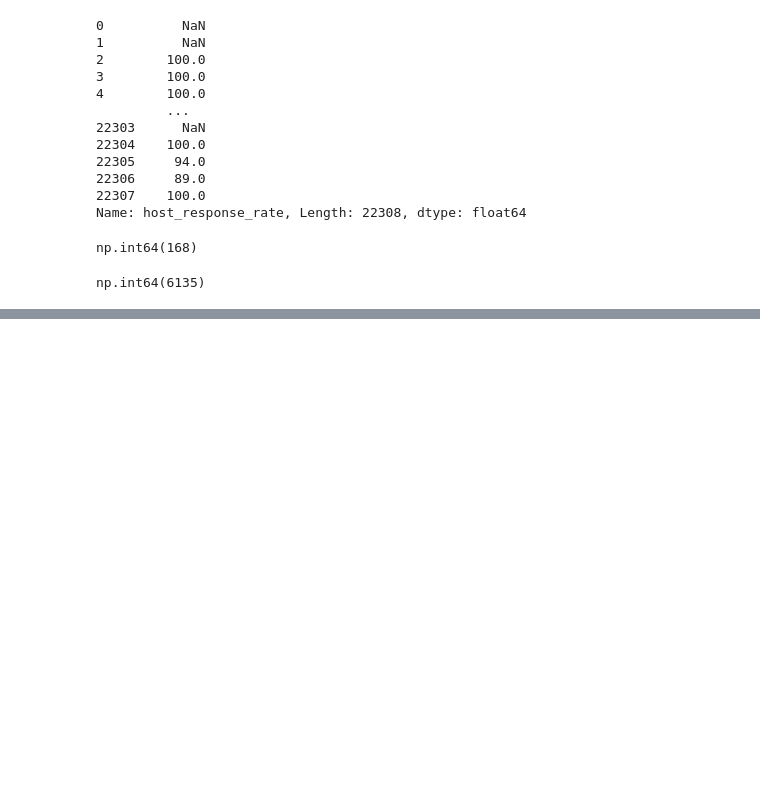
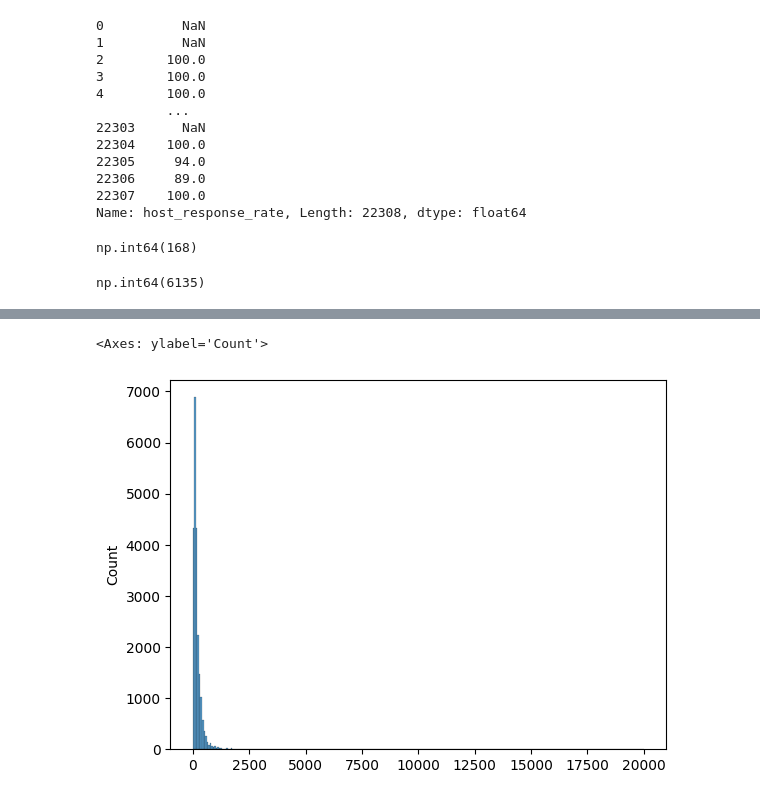
Before and after one commit to KyungminChang/data-analysis-project-BBB, a Jupyter notebook: 01_preprocessiong.ipynb, the cells around one changed output, grey strips where cells are left out. Drawn from its saved outputs; the diff is of its cells as text; code cells hidden in the pictures; blank space fills up the shorter version.

```diff
--- a/01_preprocessiong.ipynb
+++ b/01_preprocessiong.ipynb
@@ -551,0 +619,5 @@ np.int64(6135)
+# %%
+sns.histplot(data=data)
+# %% [output]
+<Axes: ylabel='Count'>
+[figure, added]
```
Also changed, not shown: parts of 8 cells of this notebook.
